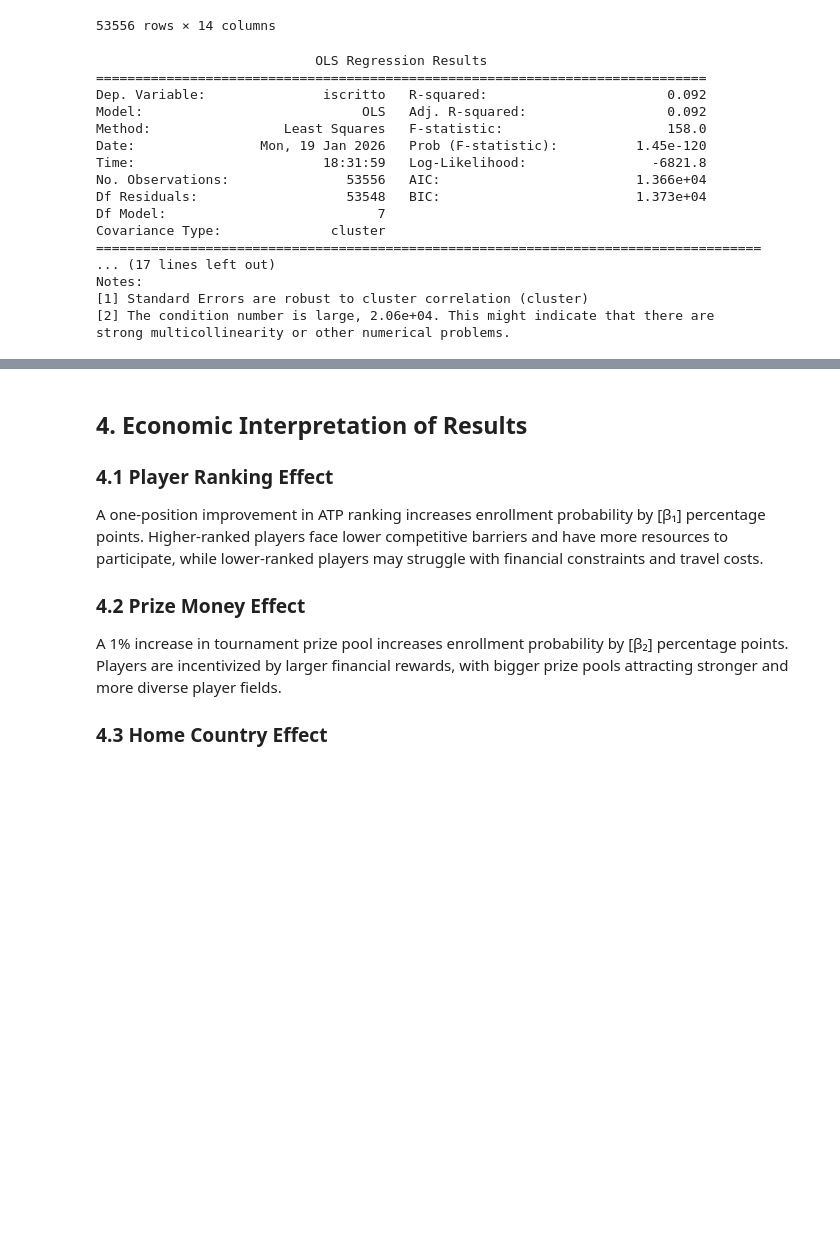
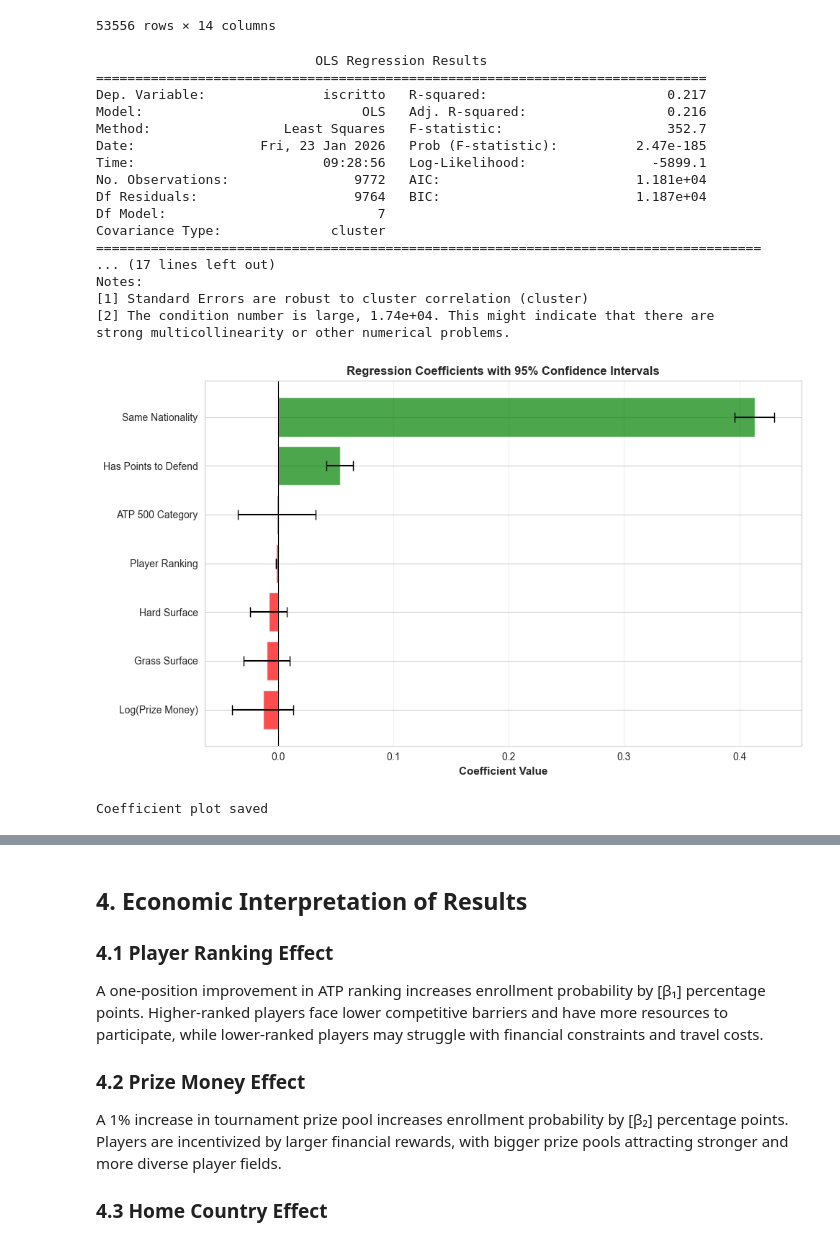
Before and after one commit to lorenzoGrivet/atp_project_CONSEGNA, a Jupyter notebook: regression.ipynb, the cells around one changed output, grey strips where cells are left out. Drawn from its saved outputs; the diff is of its cells as text; code cells hidden in the pictures; blank space fills up the shorter version.

```diff
--- a/regression.ipynb
+++ b/regression.ipynb
@@ -104,41 +104,92 @@ display(df_final)
 # %%
 import statsmodels.api as sm
 import numpy as np
 
 df_final_copy = df_final.copy()
 
+mask = (df_final_copy["iscritto"] == 0)
+df_zero = df_final_copy[mask].sample(frac=0.10, random_state=42)
+df_one = df_final_copy[~mask]
+df_final_copy = pd.concat([df_zero, df_one], ignore_index=True)
 
 y = df_final_copy["iscritto"]
 
 df_final_copy["TotPrizeMoney_log"] = np.log1p(df_final_copy["TotPrizeMoney"])
 #df_final_copy["Rank_log"] = np.log1p(df_final_copy["Rank"])
 X_fin = df_final_copy[["Rank", "TotPrizeMoney_log", "Same_Nationality", "ha_pts_def", "Surface_Grass", "Surface_Hard", "EventType_500"]]
 
 # X_fin = df_final_copy.drop(columns=["iscritto", "playercode", "EventId", "Year", "date_tournament", "EventName", "EventCountry", "TotPrizeMoney"])
 
 X_fin = sm.add_constant(X_fin)
 model = sm.OLS(y, X_fin)
 result = model.fit(clustered=True, cov_type='cluster', cov_kwds={'groups': df_final_copy['playercode']})
 
 print(result.summary())
+
+import matplotlib.pyplot as plt
+import seaborn as sns
+import numpy as np
+
+# Set style
+sns.set_style("whitegrid")
+plt.rcParams['figure.figsize'] = (15, 12)
+
+# ===== 1. COEFFICIENT PLOT =====
+fig, ax = plt.subplots(figsize=(10, 6))
+
+# Estrai coefficienti (escludi constant)
+coef_data = result.params[1:].sort_values()
+errors = result.bse[1:][coef_data.index]
+
+# Nomi leggibili
+coef_names = {
+    'Rank': 'Player Ranking',
+    'TotPrizeMoney_log': 'Log(Prize Money)',
+    'Same_Nationality': 'Same Nationality',
+    'ha_pts_def': 'Has Points to Defend',
+    'Surface_Grass': 'Grass Surface',
+    'Surface_Hard': 'Hard Surface',
+    'EventType_500': 'ATP 500 Category'
+}
+
+y_pos = np.arange(len(coef_data))
+colors = ['green' if x > 0 else 'red' for x in coef_data.values]
+
+ax.barh(y_pos, coef_data.values, xerr=errors.values,
+        color=colors, alpha=0.7, capsize=5)
+ax.set_yticks(y_pos)
+ax.set_yticklabels([coef_names.get(name, name) for name in coef_data.index])
+ax.axvline(x=0, color='black', linestyle='-', linewidth=0.8)
+ax.set_xlabel('Coefficient Value', fontsize=11, fontweight='bold')
+ax.set_title('Regression Coefficients with 95% Confidence Intervals',
+             fontsize=12, fontweight='bold')
+ax.grid(axis='x', alpha=0.3)
+
+plt.tight_layout()
+plt.savefig('plots/01_coefficient_plot.png', dpi=300, bbox_inches='tight')
+plt.show()
+
+print("Coefficient plot saved")
 # %% [output]
                             OLS Regression Results
 ==============================================================================
-Dep. Variable:               iscritto   R-squared:                       0.092
-Model:                            OLS   Adj. R-squared:                  0.092
-Method:                 Least Squares   F-statistic:                     158.0
-Date:                Mon, 19 Jan 2026   Prob (F-statistic):          1.45e-120
-Time:                        18:31:59   Log-Likelihood:                -6821.8
-No. Observations:               53556   AIC:                         1.366e+04
-Df Residuals:                   53548   BIC:                         1.373e+04
+Dep. Variable:               iscritto   R-squared:                       0.217
+Model:                            OLS   Adj. R-squared:                  0.216
+Method:                 Least Squares   F-statistic:                     352.7
+Date:                Fri, 23 Jan 2026   Prob (F-statistic):          2.47e-185
+Time:                        09:28:56   Log-Likelihood:                -5899.1
+No. Observations:                9772   AIC:                         1.181e+04
+Df Residuals:                    9764   BIC:                         1.187e+04
 Df Model:                           7
 Covariance Type:              cluster
 =====================================================================================
 ... (17 lines left out)
 Notes:
 [1] Standard Errors are robust to cluster correlation (cluster)
-[2] The condition number is large, 2.06e+04. This might indicate that there are
+[2] The condition number is large, 1.74e+04. This might indicate that there are
 strong multicollinearity or other numerical problems.
+[figure, added]
+Coefficient plot saved
 # %%
 df = df_final.copy()
 
```
Also changed, not shown: parts of 2 cells of this notebook, 4 other files.
